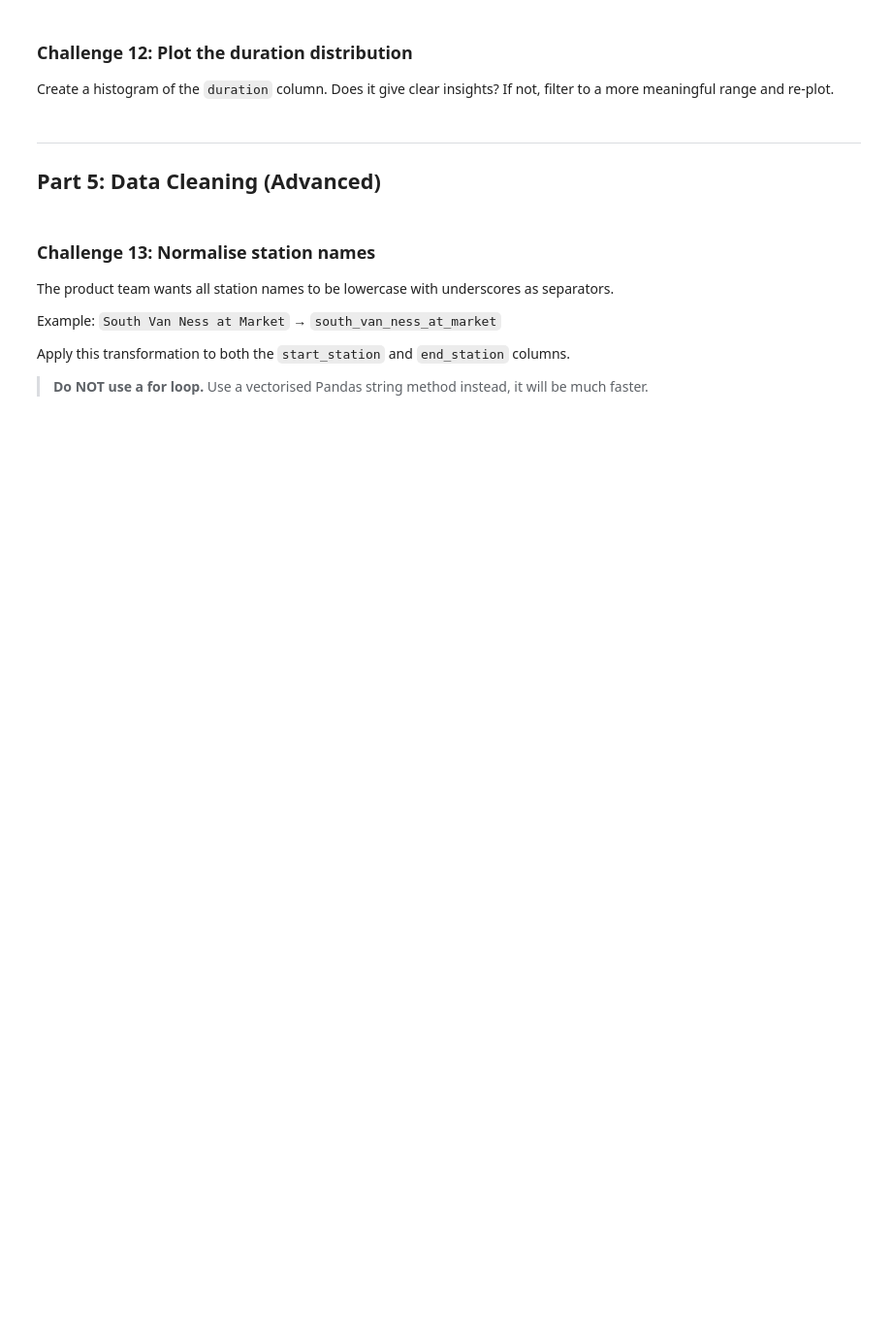
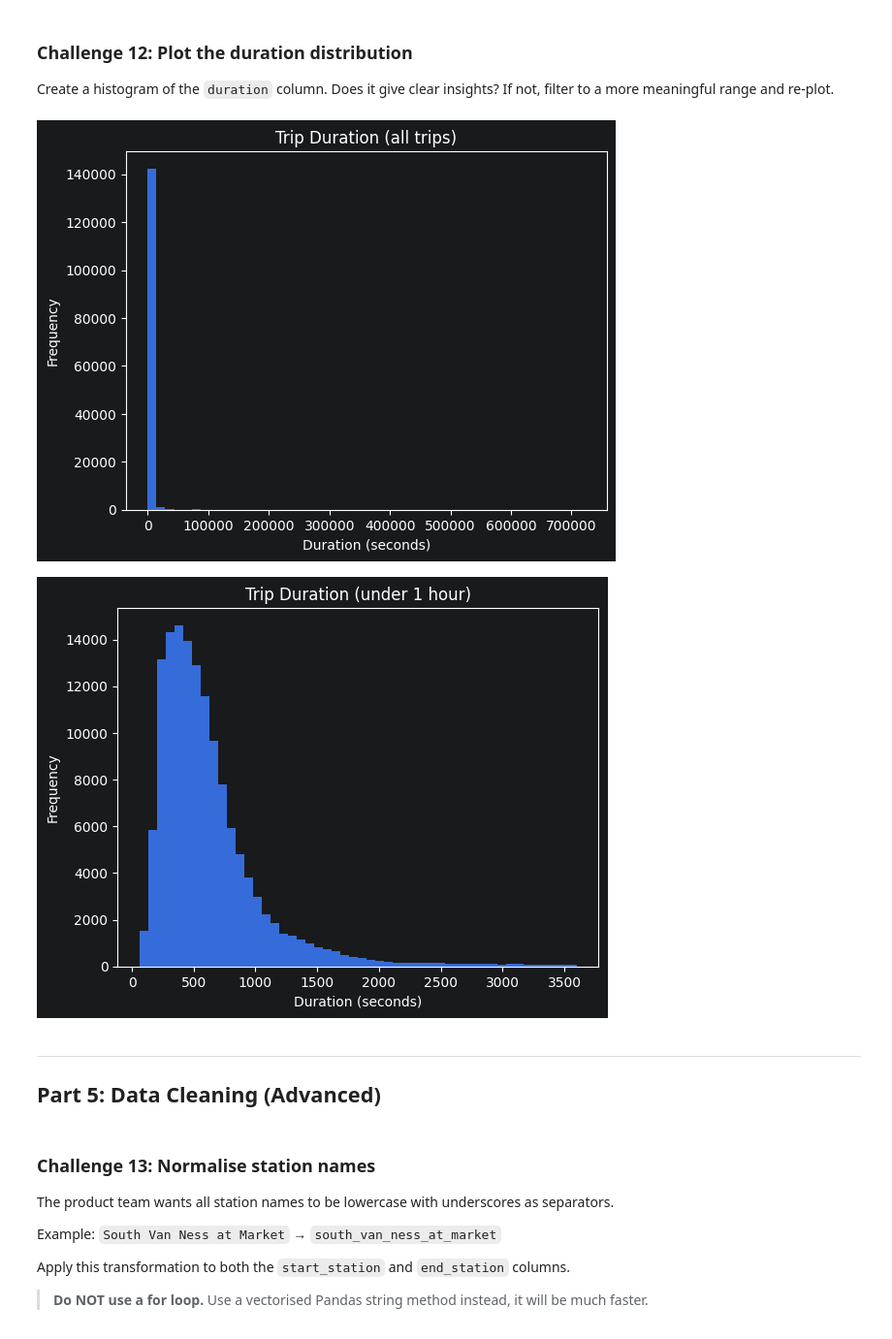
Before and after one commit to knoellouis/ds-pandas-numpy, a Jupyter notebook: 1_Pandas/05_Even_More_Pandas_Practice.ipynb, the cells around one changed output. Shown at 97% size. Saved outputs shown, nothing was run; the diff lists cells and outputs as text; code cells hidden in the pictures; blank space fills up the shorter version.

```diff
--- a/1_Pandas/05_Even_More_Pandas_Practice.ipynb
+++ b/1_Pandas/05_Even_More_Pandas_Practice.ipynb
@@ -144,6 +238,21 @@ Define what you consider a "long" trip (justify your threshold). How many trips
 Create a histogram of the `duration` column. Does it give clear insights? If not, filter to a more meaningful range and re-plot.
 # %%
 # YOUR CODE HERE
+# A raw histogram is dominated by a few extreme outliers, so the bars are unreadable.
+df["duration"].plot(kind="hist", bins=50)
+plt.title("Trip Duration (all trips)")
+plt.xlabel("Duration (seconds)")
+plt.show()
+
+# Filter to trips under 1 hour to see the meaningful shape of the distribution
+short_trips = df[df["duration"] < 3600]
+short_trips["duration"].plot(kind="hist", bins=50)
+plt.title("Trip Duration (under 1 hour)")
+plt.xlabel("Duration (seconds)")
+plt.show()
+# %% [output]
+[figure, added]
+[figure, added]
 # %% [markdown]
 ---
 
```
Also changed, not shown: parts of 11 cells of this notebook, 1 other file.
